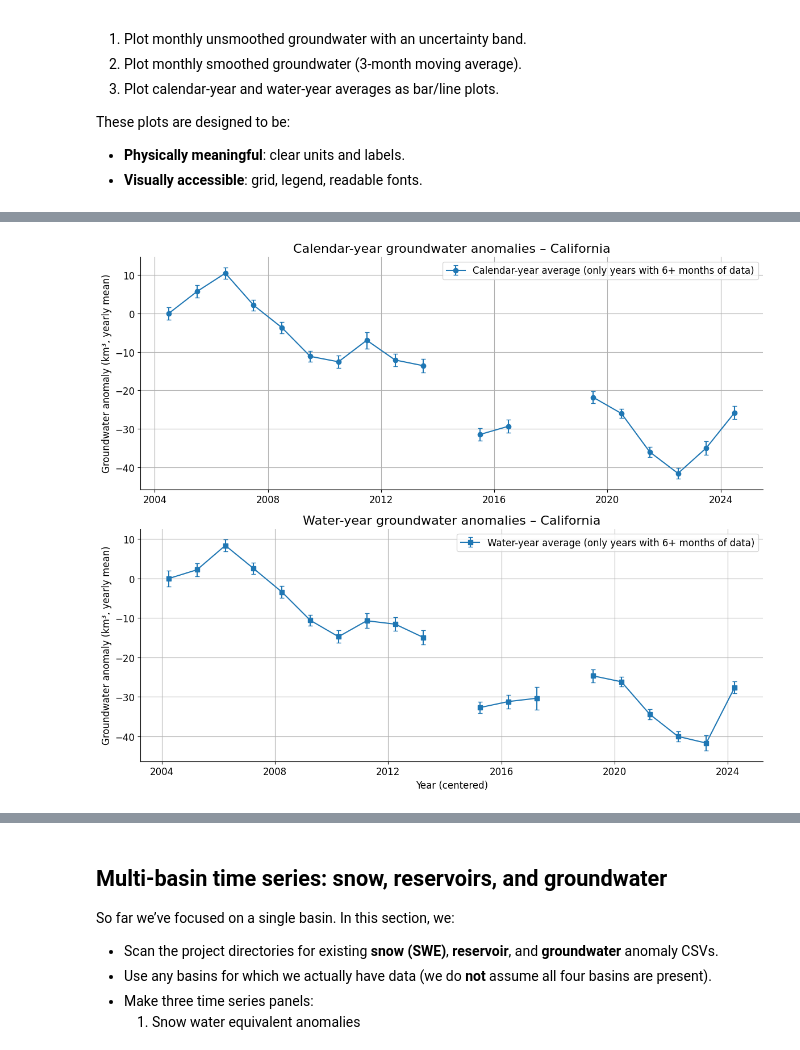
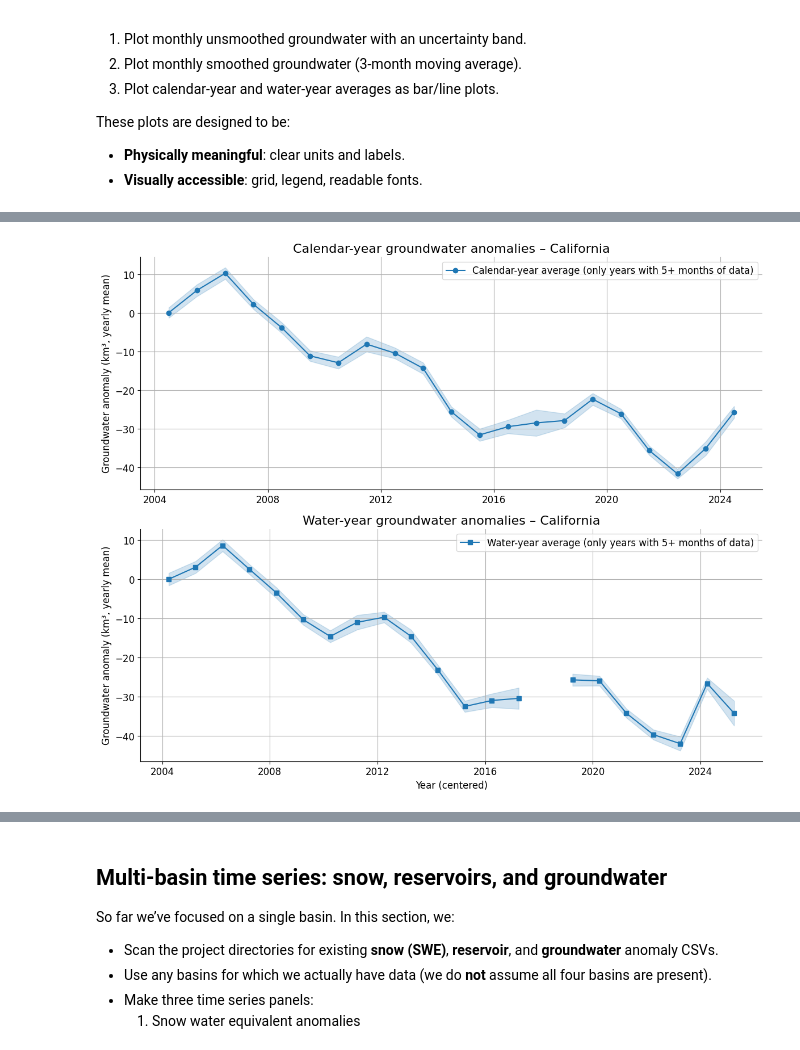
Before and after one commit to NASA-GRACE/GRACE-California-Groundwater, a Jupyter notebook: compute_groundwater_notebook.ipynb, the cells around one changed output, grey strips where cells are left out. Saved outputs shown, nothing was run; the diff lists cells and outputs as text; code cells hidden in the pictures.

```diff
--- a/compute_groundwater_notebook.ipynb
+++ b/compute_groundwater_notebook.ipynb
@@ -1125,5 +1125,5 @@ logging.info("Done.")
 # %%
-min_months = 6  # minimum number of months required to plot a yearly value
+min_months = 5  # minimum number of months required to plot a yearly value
 
 # Set split_gaps to None in order to plot a single unbroken line that interpolates over missing data.
 # Set split_gaps to (e.g.) 2.0 to break lines at gaps ≥ 2 years
@@ -1149,34 +1149,50 @@ if split_gaps is not None:
     gap_threshold = pd.Timedelta(days=365.25 * float(split_gaps))
 
 
-def _errorbar_with_optional_gaps(ax, df, fmt, capsize, base_label):
+def _band_with_optional_gaps(ax, df, fmt, base_label):
     """
-    Plot yearly data with error bars; if gap_threshold is not None,
-    split the line wherever the time gap exceeds that threshold.
+    Plot yearly data as a line with a ±1σ shaded band.
+    If gap_threshold is not None, split both line and band at gaps > threshold.
     """
     if df.empty:
         return
 
-    # No splitting → behave exactly like the original code
+    marker = fmt[0] if fmt else "o"
+    linestyle = fmt[1:] if fmt and len(fmt) > 1 else "-"
+
+    def _plot_segment(seg, label, color=None):
+        # Plot line (first, so we can capture/force color)
+        line = ax.plot(
+            seg.index,
+            seg["groundwater"],
+            marker=marker,
+            linestyle=linestyle,
+            label=label,
+            color=color,
+        )[0]
+        c = line.get_color() if color is None else color
+
+        # Shaded ±1σ band (no legend entry to avoid duplicates)
+        ax.fill_between(
+            seg.index,
+            seg["groundwater"] - seg["error"],
+            seg["groundwater"] + seg["error"],
+            alpha=0.2,
+            color=c,
+            label=None,
+        )
+        return c
+
+    # No splitting → single segment
     if gap_threshold is None:
-        ax.errorbar(
-            df.index,
-            df["groundwater"],
-            yerr=df["error"],
-            fmt=fmt,
-            capsize=3,
-            label=base_label,
-        )
+        _plot_segment(df, base_label)
         return
 
     # Split into contiguous segments
     idx_sorted = df.index.sort_values()
     diffs = idx_sorted.to_series().diff()
-
-    # indices where the gap exceeds the threshold
     break_idx = np.where(diffs > gap_threshold)[0]
 
-    # segment boundaries
     boundaries = list(break_idx) + [len(idx_sorted)]
     start = 0
     first = True
@@ -1187,64 +1203,45 @@ def _errorbar_with_optional_gaps(ax, df, fmt, capsize, base_label):
         if len(seg_idx) > 0:
             seg = df.loc[seg_idx]
             if first:
-                # Let matplotlib pick the color once, then reuse it
-                container = ax.errorbar(
-                    seg.index,
-                    seg["groundwater"],
-                    yerr=seg["error"],
-                    fmt=fmt,
-                    capsize=capsize,
-                    label=base_label,
-                )
-                # container[0] is the main line
-                color = container[0].get_color()
+                color = _plot_segment(seg, base_label, color=None)  # choose color
                 first = False
             else:
-                ax.errorbar(
-                    seg.index,
-                    seg["groundwater"],
-                    yerr=seg["error"],
-                    fmt=fmt,
-                    capsize=capsize,
-                    label=None,
-                    color=color,
-                )
+                _plot_segment(seg, label=None, color=color)         # reuse same color
         start = stop
+
 
 fig, axes = plt.subplots(2, 1, figsize=(12, 10), sharex=False)
 
 # Calendar-year averages
 ax1 = axes[0]
-_errorbar_with_optional_gaps(
+_band_with_optional_gaps(
     ax1,
     sw_cal_plot,
     fmt="o-",
-    capsize=3,
     base_label=f"Calendar-year average{filter_blurb}",
 )
 ax1.set_title(f"Calendar-year groundwater anomalies – {options.args.basin}", fontsize = options.title_font)
 ax1.set_ylabel("Groundwater anomaly (km³, yearly mean)")
 ax1.legend()
 ax1.grid(True)
 
 # Water-year averages
 ax2 = axes[1]
-_errorbar_with_optional_gaps(
+_band_with_optional_gaps(
     ax2,
     sw_wat_plot,
     fmt="s-",
-    capsize=3,
     base_label=f"Water-year average{filter_blurb}",
 )
 ax2.set_title(f"Water-year groundwater anomalies – {options.args.basin}", fontsize = options.title_font)
 ax2.set_xlabel("Year (centered)")
 ax2.set_ylabel("Groundwater anomaly (km³, yearly mean)")
 ax2.legend()
 ax2.grid(True)
 
 plt.tight_layout()
 plt.show()
 
 logging.info("Done.")
 # %% [output]
-[figure, old version]
+[figure, new version]
```
Also changed, not shown: parts of 13 cells of this notebook, 27 other files.
